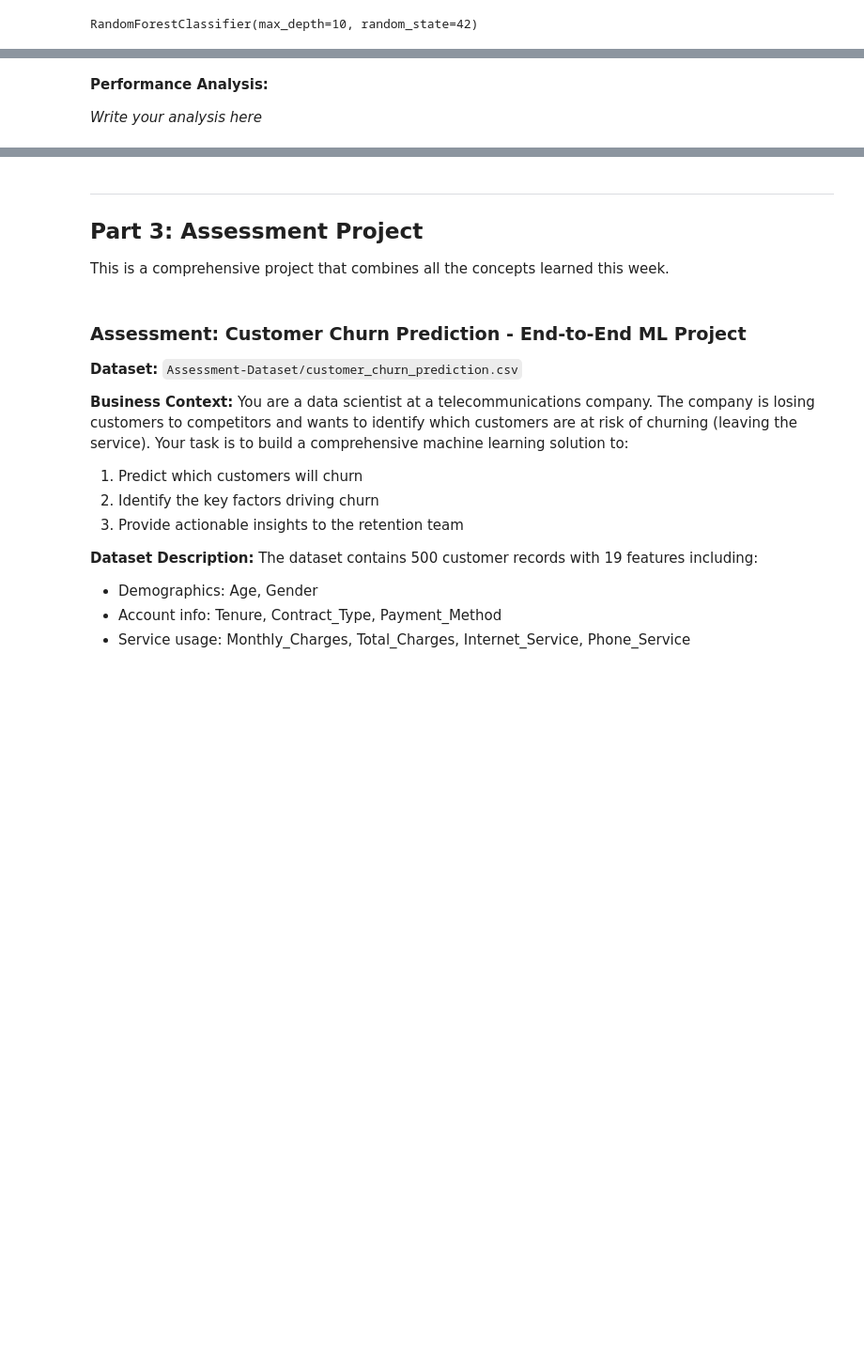
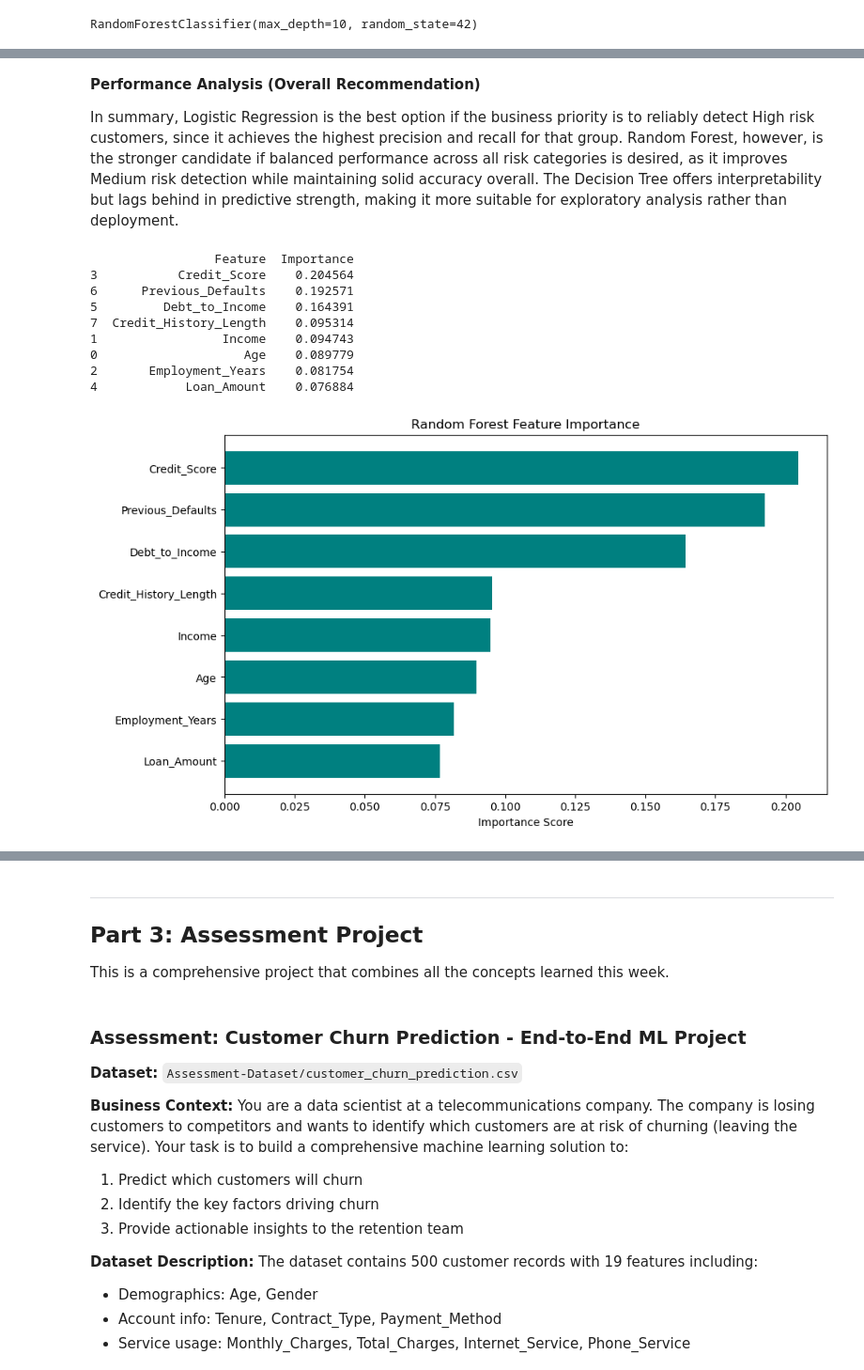
Before and after one commit to Blessing-Ekeh/dataraflow-week16-Regression, a Jupyter notebook: Take Home.ipynb, the cells around one changed output, grey strips where cells are left out. Shown at 94% size. Saved outputs shown, nothing was run; the diff lists cells and outputs as text; code cells hidden in the pictures; blank space fills up the shorter version.

```diff
--- a/Take Home.ipynb
+++ b/Take Home.ipynb
@@ -1417,5 +1425,36 @@ Overall Accuracy: 0.7750
 # %% [markdown]
-**Performance Analysis:**
+**Performance Analysis (Overall Recommendation)**
 
-*Write your analysis here*
+In summary, Logistic Regression is the best option if the business priority is to reliably detect High risk customers, since it achieves the highest precision and recall for that group. Random Forest, however, is the stronger candidate if balanced performance across all risk categories is desired, as it improves Medium risk detection while maintaining solid accuracy overall. The Decision Tree offers interpretability but lags behind in predictive strength, making it more suitable for exploratory analysis rather than deployment.
+# %%
+# Feature importance analysis
+importances = RF_model.feature_importances_
+feature_names = X_train.columns
+
+# Create a DataFrame for easy viewing
+feat_imp = pd.DataFrame({
+    'Feature': feature_names,
+    'Importance': importances
+}).sort_values(by='Importance', ascending=False)
+
+print(feat_imp)
+
+# Visualize
+plt.figure(figsize=(10,6))
+plt.barh(feat_imp['Feature'], feat_imp['Importance'], color='teal')
+plt.gca().invert_yaxis()  # highest importance at the top
+plt.title("Random Forest Feature Importance")
+plt.xlabel("Importance Score")
+plt.show()
+# %% [output]
+                 Feature  Importance
+3           Credit_Score    0.204564
+6      Previous_Defaults    0.192571
+5         Debt_to_Income    0.164391
+7  Credit_History_Length    0.095314
+1                 Income    0.094743
+0                    Age    0.089779
+2       Employment_Years    0.081754
+4            Loan_Amount    0.076884
+[figure, added]
 # %% [markdown]
```
Also changed, not shown: parts of 9 cells of this notebook.
